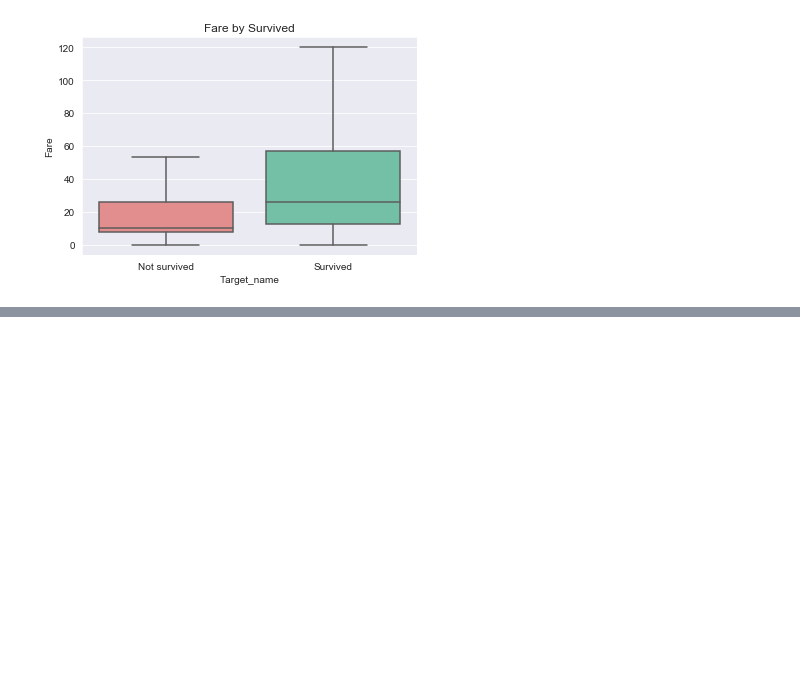
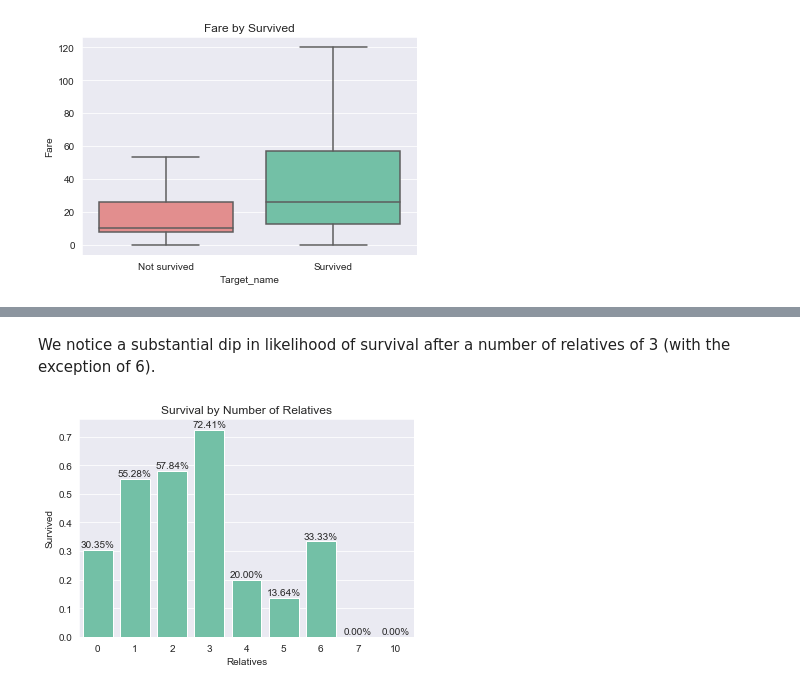
Before and after one commit to arsalanfardi/Titanic-Survival-Prediction, a Jupyter notebook: Titanic_Survival_Prediction.ipynb, the cells around one changed output, grey strips where cells are left out. Cells and saved outputs as stored; diff of their text form; code cells hidden in the pictures; blank space fills up the shorter version.

```diff
--- a/Titanic_Survival_Prediction.ipynb
+++ b/Titanic_Survival_Prediction.ipynb
@@ -257,0 +270,3 @@ df[["Pclass", "Embarked"]].groupby(['Embarked'], as_index=True).count()
+# %%
+df['Relatives'] = df['SibSp'] + df['Parch']
+df[['SibSp', 'Parch', 'Relatives']].head()
@@ -257,0 +280,10 @@ df[["Pclass", "Embarked"]].groupby(['Embarked'], as_index=True).count()
+# %% [markdown]
+We notice a substantial dip in likelihood of survival after a number of relatives of 3 (with the exception of 6).
+# %%
+ax = sns.barplot(x='Relatives', y='Survived', data=df, color='mediumaquamarine', ci=None);
+for i, p in enumerate(ax.patches):
+    ax.text(p.get_x()+p.get_width()/2, p.get_height()+0.01,
+            '{:1.2f}%'.format(p.get_height()*100), ha="center")
+ax.set_title("Survival by Number of Relatives");
+# %% [output]
+[figure, added]
```
Also changed, not shown: parts of 12 cells of this notebook.
